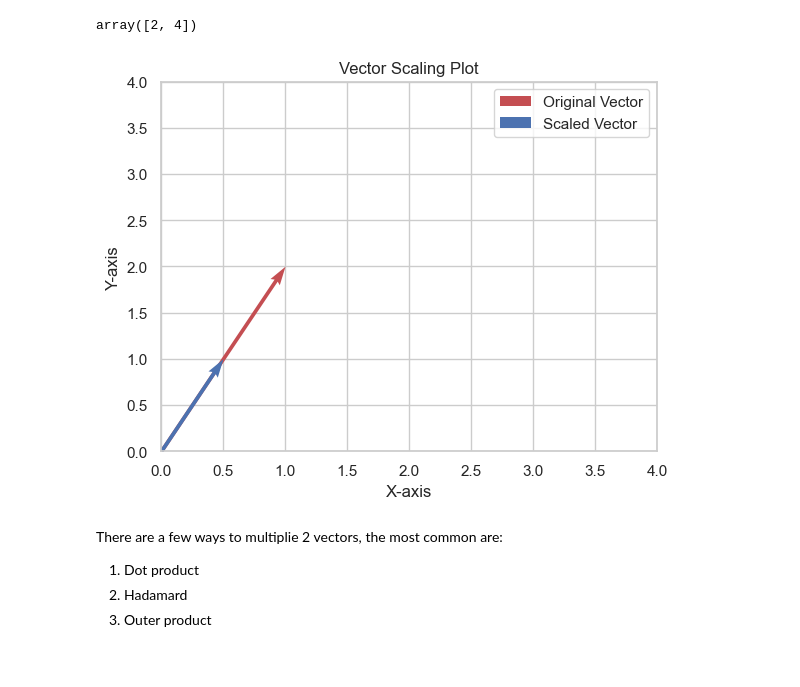
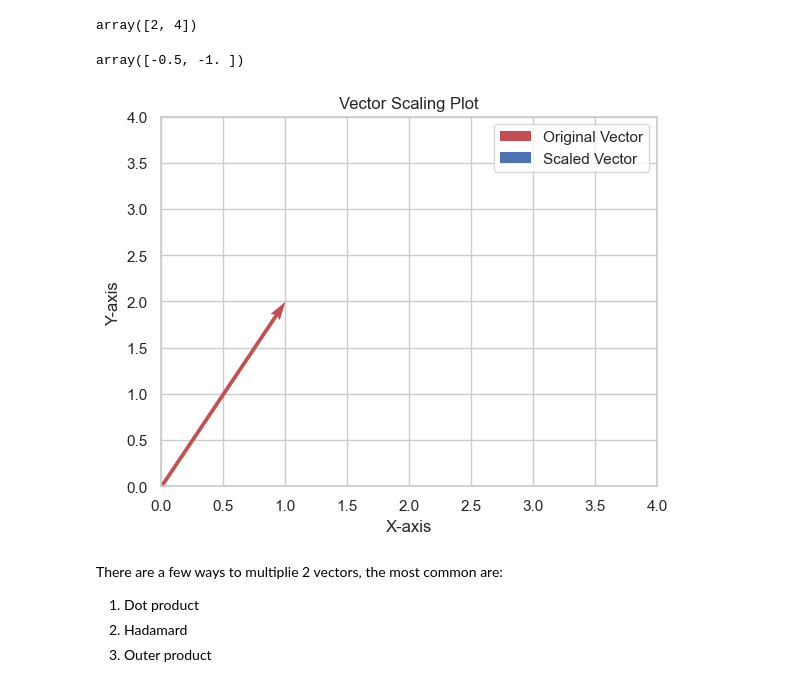
Before and after one commit to chenmargalit/10X-ML-Engineer---Python-Excercises, a Jupyter notebook: math/Linear algebra - Lesson.ipynb, the cells around one changed output. Cells and saved outputs as stored; diff of their text form; code cells hidden in the pictures.

```diff
--- a/math/Linear algebra - Lesson.ipynb
+++ b/math/Linear algebra - Lesson.ipynb
@@ -176,30 +184,34 @@ v1 = np.array([1,2])
 v1 * 2
 # %% [output]
 array([2, 4])
+# %%
+scaled_vector
+# %% [output]
+array([-0.5, -1. ])
 # %%
 vector = np.array([1, 2])
-scalar = 0.5
+scalar = -0.5
 
 scaled_vector = scalar * vector
 
 fig, ax = plt.subplots()
 origin = np.array([0, 0])
 
 ax.quiver(*origin, *vector, angles='xy', scale_units='xy', scale=1, color='r', label='Original Vector')
 ax.quiver(*origin, *scaled_vector, angles='xy', scale_units='xy', scale=1, color='b', label='Scaled Vector')
 
 ax.set_xlim(0, 4)
 ax.set_ylim(0, 4)
 
 ax.set_xlabel('X-axis')
 ax.set_ylabel('Y-axis')
 ax.set_title('Vector Scaling Plot')
 
 ax.grid(True)
 ax.legend()
 plt.show()
 # %% [output]
-[figure, old version]
+[figure, new version]
 # %% [markdown]
 There are a few ways to multiplie 2 vectors, the most common are:
 
```
Also changed, not shown: parts of 116 cells of this notebook.
